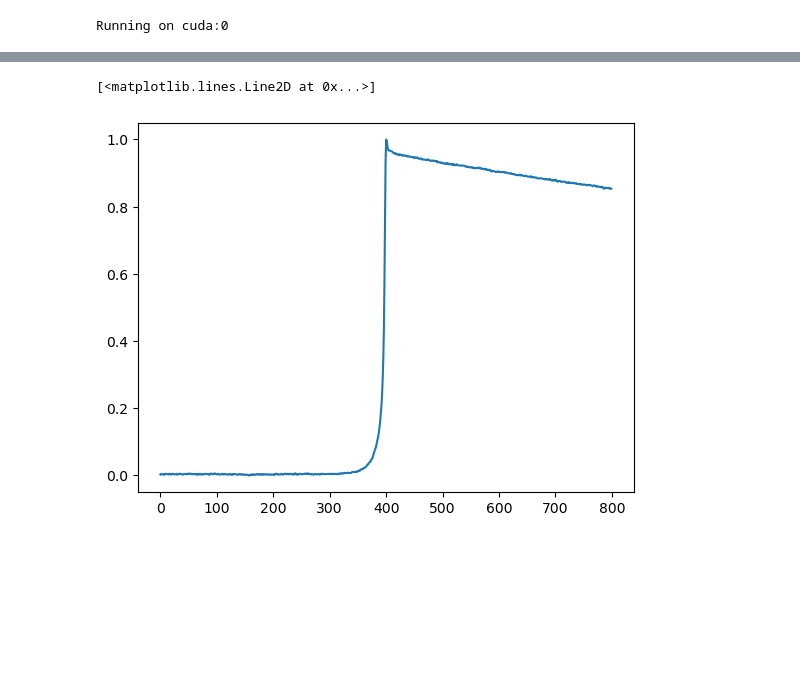
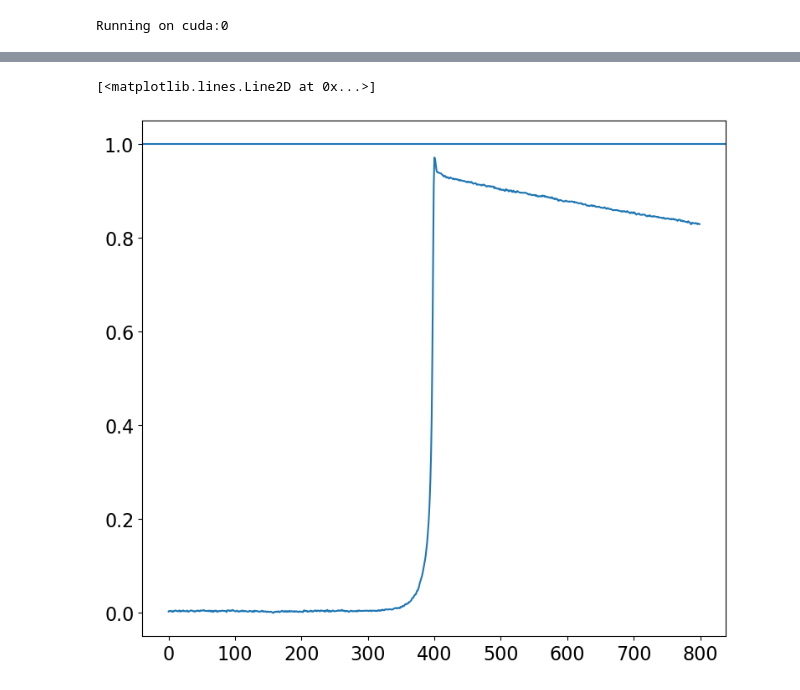
Before and after one commit to aobol/CPU-Net, a Jupyter notebook: Analysis.ipynb, the cells around one changed output, grey strips where cells are left out. Drawn from its saved outputs; the diff is of its cells as text; code cells hidden in the pictures; blank space fills up the shorter version.

```diff
--- a/Analysis.ipynb
+++ b/Analysis.ipynb
@@ -31,8 +31,9 @@ BATCH_SIZE = 16
 eng_peak = 'dep'
 eng_peak_load = 'fep'
 home_dir='/global/homes/k/kbhimani/'
-det_pulses = home_dir + f"/CPU-Net/training_data/{eng_peak}_wf_ornl.pickle"
+det_pulses=home_dir+f'CPU-Net/training_data/{eng_peak}_wf_ornl.pickle'
 sim_pulses = home_dir + f"/CPU-Net/training_data/{eng_peak}_wf_sim.pickle"
+# sim_pulses=home_dir+f'CPU-Net/training_data/{eng_peak}_valid_transfromed.pkl'
 # %% [output]
 Running on cuda:0
 # %%
@@ -104,36 +105,55 @@ dict_keys(['energy', 'tp0', 'wf'])
 # %%
 # An example of how to pad and normalize the waveforms
 def transform(wf, tp0):
     """Transform waveform by padding based on tp0 and then normalizing."""
     wf = np.array(wf)
     # Ensure tp0 is an integer
     tp0 = int(round(tp0))
     left_padding = max(LSPAN - tp0, 0)
     right_padding = max((RSPAN + tp0) - len(wf), 0)
     # Apply padding
     wf_padded = np.pad(wf, (left_padding, right_padding), mode='edge')
     # Adjust tp0 after padding
     tp0_adjusted = tp0 + left_padding
     # Slice the waveform around the adjusted tp0 to ensure consistent length
     wf_sliced = wf_padded[(tp0_adjusted - LSPAN):(tp0_adjusted + RSPAN)]
     # Normalize the waveform after padding and slicing
     wf_normalized = normalize_waveform(wf_sliced)
     return wf_normalized
+
 def normalize_waveform(wf):
-    """Normalize waveform to have values between 0 and 1."""
-    min_val = np.min(wf)
-    max_val = np.max(wf)
-    if max_val > min_val:
-        return (wf - min_val) / (max_val - min_val)
+    """Normalize waveform by dividing by the average of the last 5 samples and ensuring all values are greater than zero,
+       then scale the waveform so the maximum value is one."""
+    norm_tail_height = 0.80
+    norm_samples = 5
+    tail_mean = np.mean(wf[-norm_samples:])  # Define the tail region as the last `norm_samples` samples
+    if tail_mean <= 1:
+        return wf
+    if tail_mean != 0:
+        normalized_wf = wf * norm_tail_height / tail_mean
     else:
-        # Handle the case where max_val equals min_val (e.g., constant waveforms)
-        return np.zeros_like(wf)  # or wf * 0 to return a waveform of zeros
+        normalized_wf = wf  # If the tail mean is zero, return the waveform as is to avoid division by zero
+
+    # Ensure all values are greater than zero
+    min_val = np.min(normalized_wf)
+    if min_val < 0:
+        normalized_wf = normalized_wf - min_val  # Shift the waveform up to make all values positive
+
+    # Scale the waveform so the maximum value is one
+    # max_val = np.max(normalized_wf)
+    # if max_val != 0:
+    #     normalized_wf = normalized_wf / max_val
+
+    return normalized_wf
+
+
 tp0 = calculate_tn(test_wf,99)
 transformed_wf=transform(test_wf,tp0)
+plt.axhline(1)
 plt.plot(transformed_wf)
 # %% [output]
 [<matplotlib.lines.Line2D at 0x...>]
-[figure, old version]
+[figure, new version]
 # %%
 # This show how the tail slope is calculated by doing a linear fit of log of last 300 sample od the waveform
 get_tail_slope(transformed_wf,plot_sample=True)
```
Also changed, not shown: parts of 20 cells of this notebook, 7 other files.
